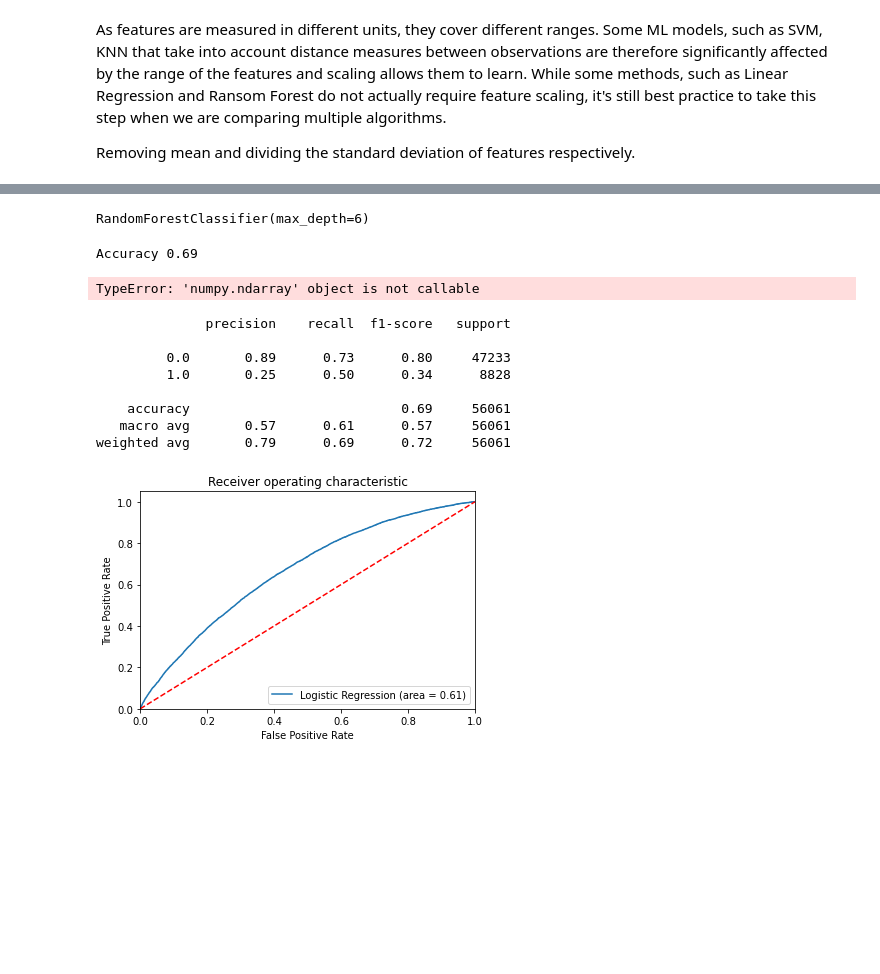
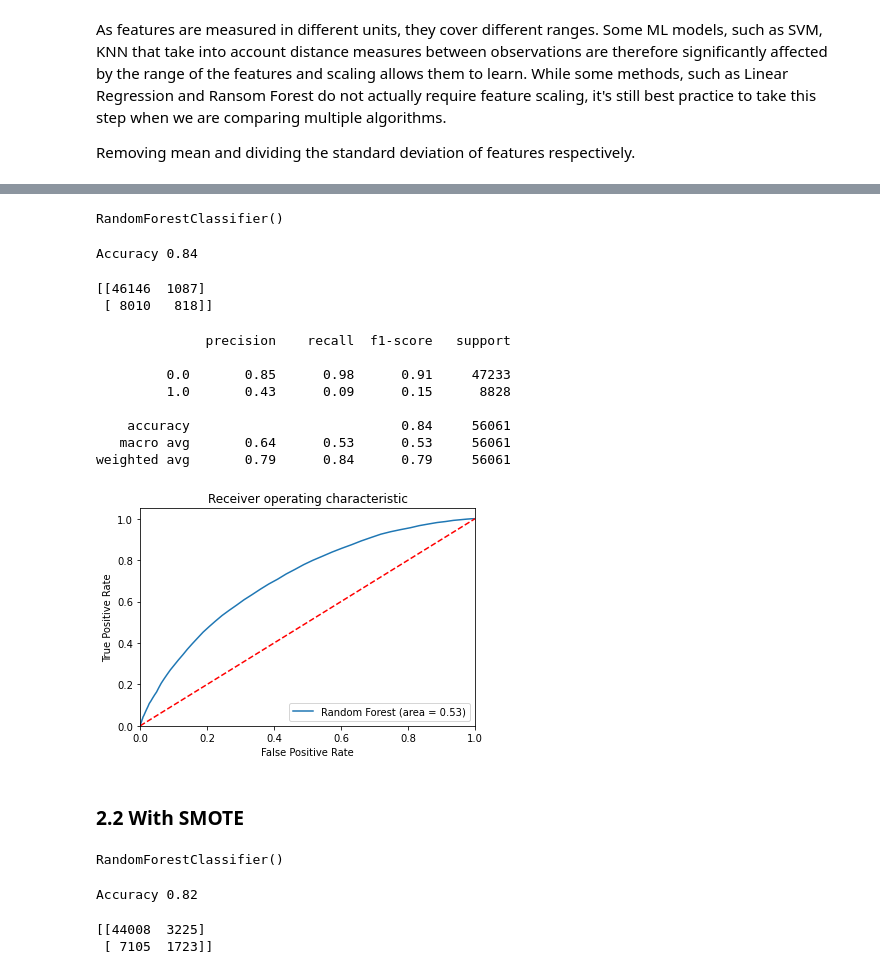
Before and after one commit to yifeng93/LendingClub_Default, a Jupyter notebook: Code/Part4_RF_Model.ipynb, the cells around one changed output, grey strips where cells are left out. Drawn from its saved outputs; the diff is of its cells as text; code cells hidden in the pictures; blank space fills up the shorter version.

Commit message:
random forest model update

```diff
--- a/Code/Part4_RF_Model.ipynb
+++ b/Code/Part4_RF_Model.ipynb
@@ -60,10 +49,10 @@ X_train, y_train = sm.fit_resample(X_train, y_train)
 # %%
-rf = RandomForestClassifier(max_depth=6)
+rf = RandomForestClassifier()
 rf.fit(X_train, y_train)
 # %% [output]
-RandomForestClassifier(max_depth=6)
+RandomForestClassifier()
 # %%
 y_pred = rf.predict(X_test)
 print('Accuracy {:.2f}'.format(rf.score(X_test, y_test)))
 # %% [output]
-Accuracy 0.69
+Accuracy 0.84
@@ -70,32 +61,35 @@ Accuracy 0.69
 # %%
-confusion_matrix1 = confusion_matrix(y_test, y_pred)
-print(confusion_matrix1)
+confusion_matrix = confusion_matrix(y_test, y_pred)
+print(confusion_matrix)
 # %% [output]
-TypeError: 'numpy.ndarray' object is not callable
+[[46146  1087]
+ [ 8010   818]]
 # %%
 print(classification_report(y_test, y_pred))
 # %% [output]
               precision    recall  f1-score   support
 
-         0.0       0.89      0.73      0.80     47233
-         1.0       0.25      0.50      0.34      8828
+         0.0       0.85      0.98      0.91     47233
+         1.0       0.43      0.09      0.15      8828
 
-    accuracy                           0.69     56061
-   macro avg       0.57      0.61      0.57     56061
-weighted avg       0.79      0.69      0.72     56061
+    accuracy                           0.84     56061
+   macro avg       0.64      0.53      0.53     56061
+weighted avg       0.79      0.84      0.79     56061
 # %%
 rf_roc_auc = roc_auc_score(y_test, rf.predict(X_test))
 fpr, tpr, thresholds = roc_curve(y_test, rf.predict_proba(X_test)[:,1])
 plt.figure()
-plt.plot(fpr, tpr, label='Logistic Regression (area = %0.2f)' % rf_roc_auc)
+plt.plot(fpr, tpr, label='Random Forest (area = %0.2f)' % rf_roc_auc)
 plt.plot([0, 1], [0, 1],'r--')
 plt.xlim([0.0, 1.0])
 plt.ylim([0.0, 1.05])
 plt.xlabel('False Positive Rate')
 plt.ylabel('True Positive Rate')
 plt.title('Receiver operating characteristic')
 plt.legend(loc="lower right")
-plt.savefig('Log_ROC')
+# plt.savefig('Log_ROC')
 plt.show()
 # %% [output]
-[figure, old version]
+[figure, new version]
+# %% [markdown]
+### 2.2 With SMOTE
@@ -101,0 +99,16 @@ plt.show()
+# %%
+rf = RandomForestClassifier()
+rf.fit(X_train, y_train)
+# %% [output]
+RandomForestClassifier()
+# %%
+y_pred = rf.predict(X_test)
+print('Accuracy {:.2f}'.format(rf.score(X_test, y_test)))
+# %% [output]
+Accuracy 0.82
+# %%
+confusion_matrix = confusion_matrix(y_test, y_pred)
+print(confusion_matrix)
+# %% [output]
+[[44008  3225]
+ [ 7105  1723]]
```
Also changed, not shown: parts of 10 cells of this notebook.
